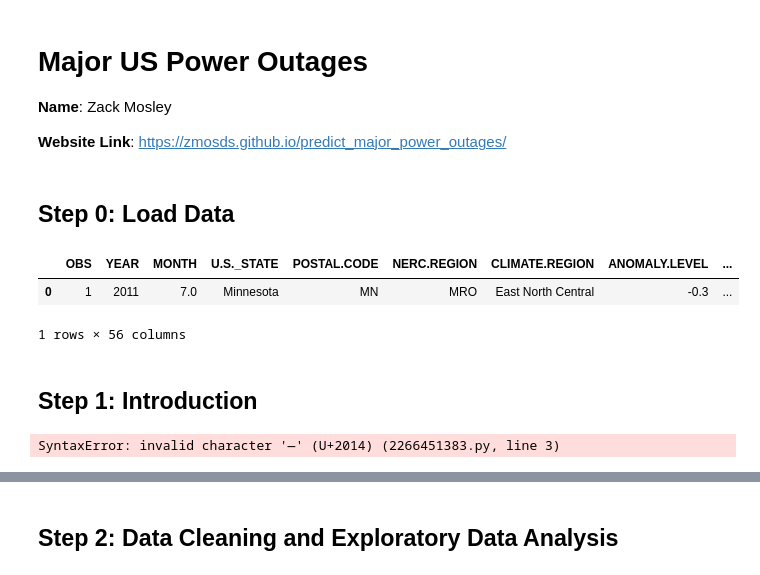
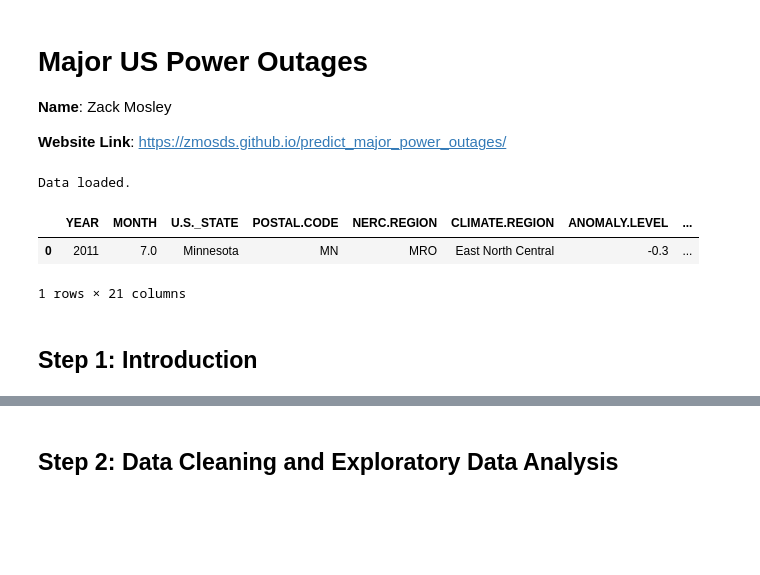
Before and after one commit to zmosDS/predict_major_power_outages, a Jupyter notebook: notebooks/project_notebook.ipynb, the cells around one changed output, grey strips where cells are left out. Cells and saved outputs as stored; diff of their text form; code cells hidden in the pictures; blank space fills up the shorter version.

Commit message:
Eda and baseline model

```diff
--- a/notebooks/project_notebook.ipynb
+++ b/notebooks/project_notebook.ipynb
@@ -17,31 +16,22 @@ import plotly.io as pio
 pio.renderers.default = 'notebook'
 
 # from dsc259r_utils import * # Feel free to uncomment and use this.
-# %% [markdown]
-## Step 0: Load Data
-# %%
-df = pd.read_excel('../data/power_outages_us.xlsx', header=5)
-df = df.drop(columns='variables').reset_index(drop=True)
-df.head(1)
-# %% [output]
-|  | OBS | YEAR | MONTH | U.S._STATE | POSTAL.CODE | NERC.REGION | CLIMATE.REGION | ANOMALY.LEVEL | ... |
-| 0 | 1 | 2011 | 7.0 | Minnesota | MN | MRO | East North Central | -0.3 | ... |
-1 rows × 56 columns
+# %%
+# Load data and select relevant columns
+cols = ['YEAR', 'MONTH', 'U.S._STATE', 'POSTAL.CODE', 'NERC.REGION', 'CLIMATE.REGION',
+        'CLIMATE.CATEGORY', 'ANOMALY.LEVEL', 'CAUSE.CATEGORY', 'CAUSE.CATEGORY.DETAIL',
+        'OUTAGE.START.DATE', 'OUTAGE.START.TIME', 'OUTAGE.RESTORATION.DATE', 'OUTAGE.RESTORATION.TIME',
+        'OUTAGE.DURATION', 'CUSTOMERS.AFFECTED', 'DEMAND.LOSS.MW',
+        'TOTAL.CUSTOMERS', 'POPDEN_URBAN', 'PC.REALGSP.STATE', 'UTIL.CONTRI']
+
+df = pd.read_excel('../data/power_outages_us.xlsx', header=5, usecols=cols)
+df = df.reset_index(drop=True)
+print("Data loaded.\n")
+df.head(1)
+# %% [output]
+Data loaded.
+|  | YEAR | MONTH | U.S._STATE | POSTAL.CODE | NERC.REGION | CLIMATE.REGION | ANOMALY.LEVEL | ... |
+| 0 | 2011 | 7.0 | Minnesota | MN | MRO | East North Central | -0.3 | ... |
+1 rows × 21 columns
 # %% [markdown]
 ## Step 1: Introduction
-# %%
-Can i predict outage severity based on previous given outage events.
-
-    The regression angle — "Predicting outage severity (duration and customers affected) given an outage event" — is more impactful for these reasons:
-For employers: Predicting how bad something will be is directly actionable. A utility company, grid operator, or government agency can use severity predictions to pre-position repair crews, allocate resources, and prioritize response. Cause classification is more academic by comparison.
-For your portfolio: It lets you tell a clean story — "I built a model that predicts how many customers will be affected and for how long, which could reduce response time and economic loss." That narrative resonates with both technical and non-technical hiring managers.
-Technically it's richer too:
-
-You deal with skewed targets (most outages are short, a few are catastrophic) → log transformation, robust evaluation
-You can frame it as two tasks: predict duration AND customers affected, then see if they share the same important features
-Natural extension into causal inference — what factors cause longer outages vs just correlate? That's a very hot skill right now
-Could add a clustering component to find outage archetypes (e.g. "short high-impact" vs "long low-impact")
-
-The causal inference angle in particular is something most DS candidates don't touch and would make you stand out significantly.
-# %% [output]
-SyntaxError: invalid character '—' (U+2014) (2266451383.py, line 3)
```
Also changed, not shown: parts of 23 cells of this notebook, 12 other files.
